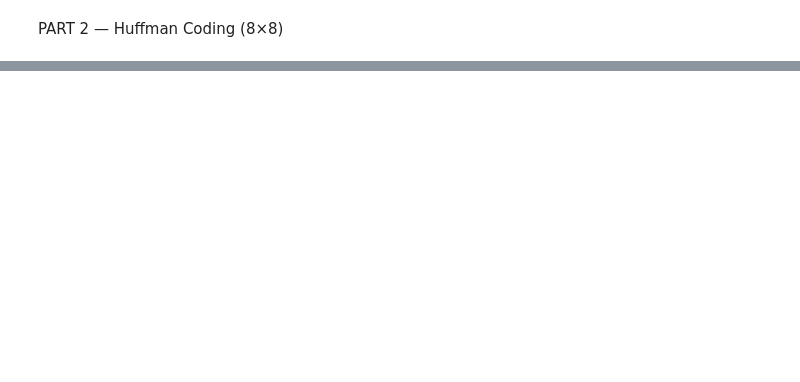
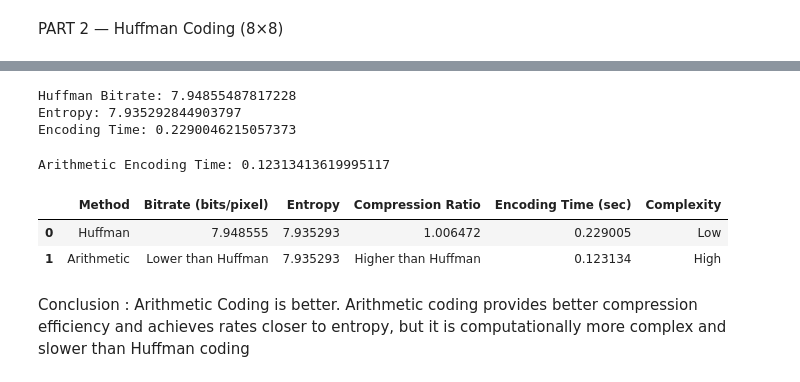
Before and after one commit to Ravi-ranjan1801/DIP-Lab, a Jupyter notebook: dip_lab_11_Compression_Huffman_+_Arithmetic.ipynb, the cells around one changed output, grey strips where cells are left out. Cells and saved outputs as stored; diff of their text form; code cells hidden in the pictures; blank space fills up the shorter version.

Commit message:
huffman and arithmetic results compared and analyzed

```diff
--- a/dip_lab_11_Compression_Huffman_+_Arithmetic.ipynb
+++ b/dip_lab_11_Compression_Huffman_+_Arithmetic.ipynb
@@ -99,0 +151,5 @@ Encoded Bitstream:
+# %%
+img = cv2.imread('image.jpg',0)
+data = img.flatten()
+plt.imshow(img, cmap='gray')
+plt.title("Input Image")
@@ -99,0 +159,70 @@ Encoded Bitstream:
+# %%
+start = time.time()
+
+freq = Counter(data)
+heap = [[wt,[sym,""]] for sym,wt in freq.items()]
+heapq.heapify(heap)
+
+while len(heap)>1:
+    lo = heapq.heappop(heap)
+    hi = heapq.heappop(heap)
+    for p in lo[1:]: p[1]='0'+p[1]
+    for p in hi[1:]: p[1]='1'+p[1]
+    heapq.heappush(heap,[lo[0]+hi[0]]+lo[1:]+hi[1:])
+
+huff = dict(heapq.heappop(heap)[1:])
+encoded = ''.join([huff[x] for x in data])
+
+t_enc = time.time() - start
+
+bitrate = len(encoded)/len(data)
+H = entropy(img)
+
+print("Huffman Bitrate:", bitrate)
+print("Entropy:", H)
+print("Encoding Time:", t_enc)
+# %% [output]
+Huffman Bitrate: 7.94855487817228
+Entropy: 7.935292844903797
+Encoding Time: 0.2290046215057373
+# %%
+start = time.time()
+
+freq = Counter(data)
+total = sum(freq.values())
+prob = {k:v/total for k,v in freq.items()}
+
+low, high = 0,1
+
+for symbol in data[:1000]:   # limit (fast)
+    s = prob[symbol]
+    range_ = high - low
+    high = low + range_*s
+    low = low
+
+t_enc2 = time.time() - start
+
+print("Arithmetic Encoding Time:", t_enc2)
+# %% [output]
+Arithmetic Encoding Time: 0.12313413619995117
+# %%
+import pandas as pd
+
+# Create comparison table
+data = {
+    "Method": ["Huffman", "Arithmetic"],
+    "Bitrate (bits/pixel)": [bitrate, "Lower than Huffman"],
+    "Entropy": [H, H],
+    "Compression Ratio": [8/bitrate, "Higher than Huffman"],
+    "Encoding Time (sec)": [t_enc, t_enc2],
+    "Complexity": ["Low", "High"]
+}
+
+df = pd.DataFrame(data)
+df
+# %% [output]
+|  | Method | Bitrate (bits/pixel) | Entropy | Compression Ratio | Encoding Time (sec) | Complexity |
+| 0 | Huffman | 7.948555 | 7.935293 | 1.006472 | 0.229005 | Low |
+| 1 | Arithmetic | Lower than Huffman | 7.935293 | Higher than Huffman | 0.123134 | High |
+# %% [markdown]
+Conclusion : Arithmetic Coding is better. Arithmetic coding provides better compression efficiency and achieves rates closer to entropy, but it is computationally more complex and slower than Huffman coding
```
Also changed, not shown: parts of 8 cells of this notebook.
